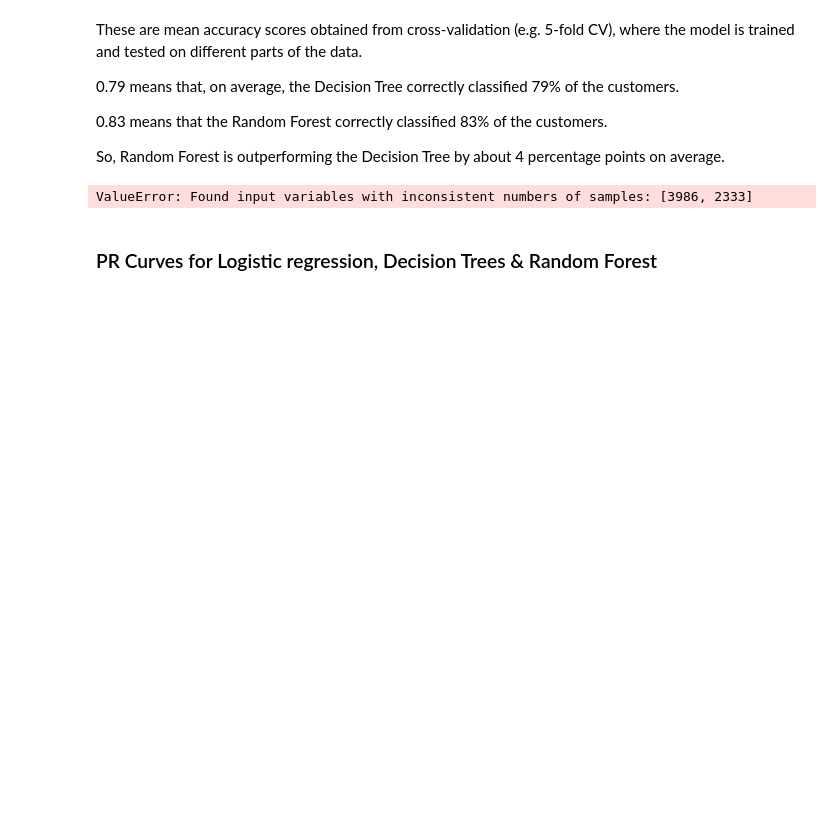
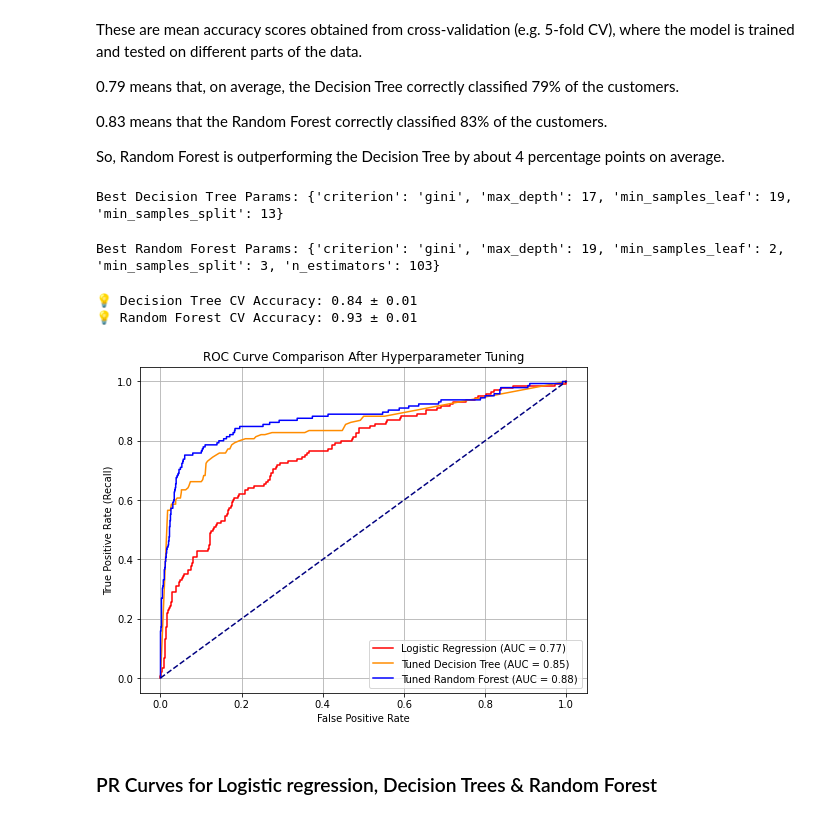
Before and after one commit to Murugi001/Phase-3-Project, a Jupyter notebook: index.ipynb, the cells around one changed output. Saved outputs shown, nothing was run; the diff lists cells and outputs as text; code cells hidden in the pictures; blank space fills up the shorter version.

Commit message:
adding hypertuning parameters for random forest and decision trees

```diff
--- a/index.ipynb
+++ b/index.ipynb
@@ -487,13 +493,84 @@ dt_random_search = RandomizedSearchCV(
 )
 
 # Fit
-dt_random_search.fit(X_train_scaled, y_train)
+dt_random_search.fit(X_train_scaled, y_train_resampled)
 
 # Best model
 best_dt = dt_random_search.best_estimator_
 print("Best Decision Tree Params:", dt_random_search.best_params_)
 # %% [output]
-ValueError: Found input variables with inconsistent numbers of samples: [3986, 2333]
+Best Decision Tree Params: {'criterion': 'gini', 'max_depth': 17, 'min_samples_leaf': 19, 'min_samples_split': 13}
+# %%
+# parameter distributions for Random Forest
+rf_param_dist = {
+    'n_estimators': randint(50, 200),
+    'max_depth': randint(3, 20),
+    'min_samples_split': randint(2, 20),
+    'min_samples_leaf': randint(1, 20),
+    'criterion': ['gini', 'entropy']
+}
+# Initialize model
+rf = RandomForestClassifier(random_state=42)
+# RandomizedSearchCV
+rf_random_search = RandomizedSearchCV(
+    rf, rf_param_dist, n_iter=50, cv=5, scoring='roc_auc', random_state=42, n_jobs=-1
+)
+# Fit
+rf_random_search.fit(X_train_scaled, y_train_resampled)
+# Best model
+best_rf = rf_random_search.best_estimator_
+print("Best Random Forest Params:", rf_random_search.best_params_)
+# %% [output]
+Best Random Forest Params: {'criterion': 'gini', 'max_depth': 19, 'min_samples_leaf': 2, 'min_samples_split': 3, 'n_estimators': 103}
+# %%
+
+
+# Decision Tree Cross-Validation
+dt_cv_scores = cross_val_score(best_dt, X_train_scaled, y_train_resampled,
+                               cv=StratifiedKFold(n_splits=5), scoring='accuracy')
+print(f'💡 Decision Tree CV Accuracy: {np.mean(dt_cv_scores):.2f} ± {np.std(dt_cv_scores):.2f}')
+
+# Random Forest Cross-Validation
+rf_cv_scores = cross_val_score(best_rf, X_train_scaled, y_train_resampled,
+                               cv=StratifiedKFold(n_splits=5), scoring='accuracy')
+print(f'💡 Random Forest CV Accuracy: {np.mean(rf_cv_scores):.2f} ± {np.std(rf_cv_scores):.2f}')
+# %% [output]
+💡 Decision Tree CV Accuracy: 0.84 ± 0.01
+💡 Random Forest CV Accuracy: 0.93 ± 0.01
+# %%
+# Predict probabilities for ROC after tuning
+# Logistic Regression stays same if not tuned
+fpr_log, tpr_log, _ = roc_curve(y_test, y_pred_probs)
+roc_auc_log = roc_auc_score(y_test, y_pred_probs)
+
+# Tuned Decision Tree
+dt_probs = best_dt.predict_proba(X_test_scaled)[:, 1]
+fpr_dt, tpr_dt, _ = roc_curve(y_test, dt_probs)
+roc_auc_dt = roc_auc_score(y_test, dt_probs)
+
+# Tuned Random Forest
+rf_probs = best_rf.predict_proba(X_test_scaled)[:, 1]
+fpr_rf, tpr_rf, _ = roc_curve(y_test, rf_probs)
+roc_auc_rf = roc_auc_score(y_test, rf_probs)
+
+# === Plot ===
+plt.figure(figsize=(8, 6))
+
+plt.plot(fpr_log, tpr_log, color='red', label='Logistic Regression (AUC = {:.2f})'.format(roc_auc_log))
+plt.plot(fpr_dt, tpr_dt, color='darkorange', label='Tuned Decision Tree (AUC = {:.2f})'.format(roc_auc_dt))
+plt.plot(fpr_rf, tpr_rf, color='blue', label='Tuned Random Forest (AUC = {:.2f})'.format(roc_auc_rf))
+
+# Diagonal line
+plt.plot([0, 1], [0, 1], color='navy', linestyle='--')
+
+plt.xlabel('False Positive Rate')
+plt.ylabel('True Positive Rate (Recall)')
+plt.title('ROC Curve Comparison After Hyperparameter Tuning')
+plt.legend(loc='lower right')
+plt.grid(True)
+plt.show()
+# %% [output]
+[figure, added]
 # %% [markdown]
 ### PR Curves for  Logistic regression, Decision Trees & Random Forest
 # %%
```
Also changed, not shown: parts of 9 cells of this notebook.
